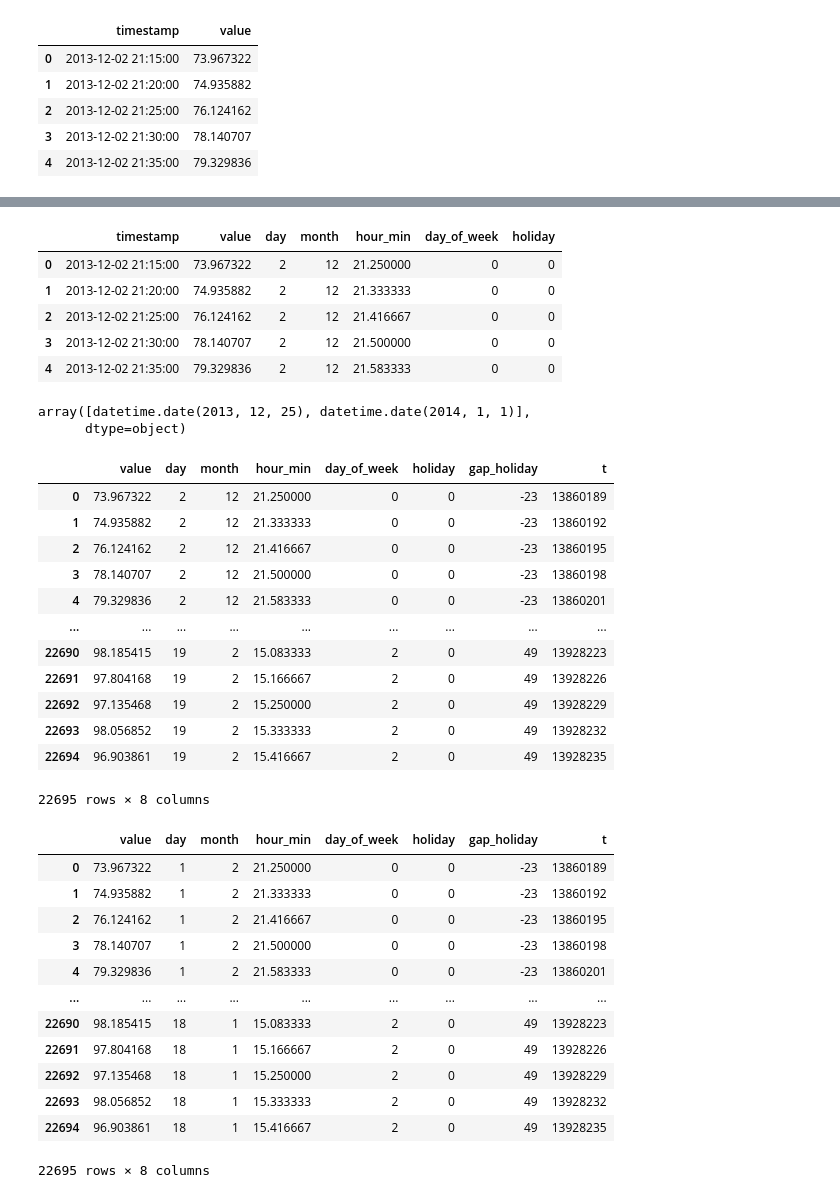
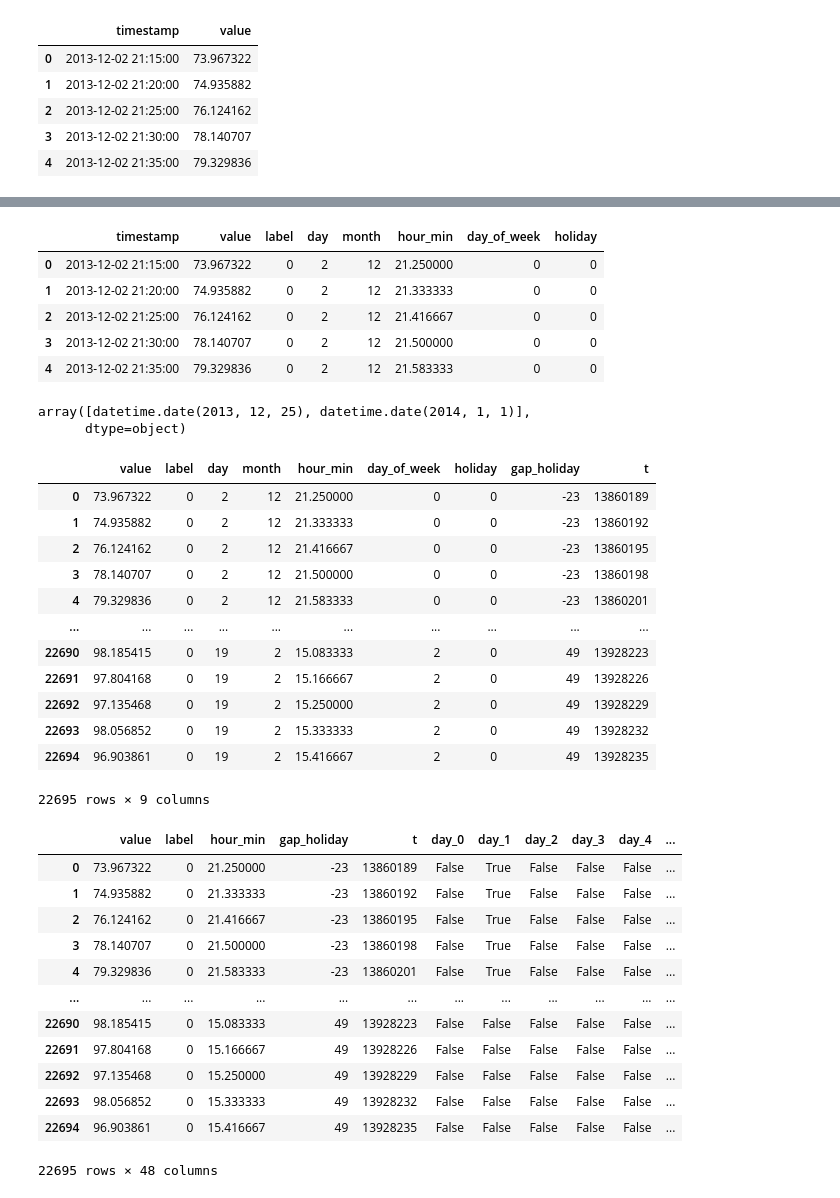
Before and after one commit to anjalianand10/VariationalAutoencodersForAnomalyDetection, a Jupyter notebook: VAE_for_NAB_Data.ipynb, the cells around one changed output, grey strips where cells are left out. Drawn from its saved outputs; the diff is of its cells as text; code cells hidden in the pictures.

```diff
--- a/VAE_for_NAB_Data.ipynb
+++ b/VAE_for_NAB_Data.ipynb
@@ -50 +49,12 @@ plt.title("Original Dataset");
 [figure]
+# %%
+data['label'] = 0
+instances= [["2013-12-10 06:25:00","2013-12-12 05:35:00"],
+            ["2013-12-15 17:50:00","2013-12-17 17:00:00"],
+            ["2014-01-27 14:20:00","2014-01-29 13:30:00"],
+            ["2014-02-07 14:55:00","2014-02-09 14:05:00"]]
+# %%
+for i in range(len(instances)):
+    start = pd.to_datetime(instances[i][0])
+    end = pd.to_datetime(instances[i][1])
+    data.loc[(data['timestamp'] >= start) & (data['timestamp'] <= end), 'label'] = 1
@@ -59,12 +85,12 @@ data.loc[(data['day'] == 25) & (data['month'] == 12),'holiday'] = 1  # Christmas
 data.loc[(data['day'] == 1) & (data['month'] == 1),'holiday'] = 1  # New Year's Day
 data.head()
 # %% [output]
-|  | timestamp | value | day | month | hour_min | day_of_week | holiday |
-| 0 | 2013-12-02 21:15:00 | 73.967322 | 2 | 12 | 21.250000 | 0 | 0 |
-| 1 | 2013-12-02 21:20:00 | 74.935882 | 2 | 12 | 21.333333 | 0 | 0 |
-| 2 | 2013-12-02 21:25:00 | 76.124162 | 2 | 12 | 21.416667 | 0 | 0 |
-| 3 | 2013-12-02 21:30:00 | 78.140707 | 2 | 12 | 21.500000 | 0 | 0 |
-| 4 | 2013-12-02 21:35:00 | 79.329836 | 2 | 12 | 21.583333 | 0 | 0 |
+|  | timestamp | value | label | day | month | hour_min | day_of_week | holiday |
+| 0 | 2013-12-02 21:15:00 | 73.967322 | 0 | 2 | 12 | 21.250000 | 0 | 0 |
+| 1 | 2013-12-02 21:20:00 | 74.935882 | 0 | 2 | 12 | 21.333333 | 0 | 0 |
+| 2 | 2013-12-02 21:25:00 | 76.124162 | 0 | 2 | 12 | 21.416667 | 0 | 0 |
+| 3 | 2013-12-02 21:30:00 | 78.140707 | 0 | 2 | 12 | 21.500000 | 0 | 0 |
+| 4 | 2013-12-02 21:35:00 | 79.329836 | 0 | 2 | 12 | 21.583333 | 0 | 0 |
 # %%
 holidays = data.loc[data['holiday'] == 1, 'timestamp'].dt.date.unique()
 holidays
@@ -87,43 +113,44 @@ data['t'] = (data['timestamp'].astype(np.int64)/1e11).astype(np.int64)
 data.drop('timestamp', axis=1, inplace=True)
 data
 # %% [output]
-|  | value | day | month | hour_min | day_of_week | holiday | gap_holiday | t |
-| 0 | 73.967322 | 2 | 12 | 21.250000 | 0 | 0 | -23 | 13860189 |
-| 1 | 74.935882 | 2 | 12 | 21.333333 | 0 | 0 | -23 | 13860192 |
-| 2 | 76.124162 | 2 | 12 | 21.416667 | 0 | 0 | -23 | 13860195 |
-| 3 | 78.140707 | 2 | 12 | 21.500000 | 0 | 0 | -23 | 13860198 |
-| 4 | 79.329836 | 2 | 12 | 21.583333 | 0 | 0 | -23 | 13860201 |
-| ... | ... | ... | ... | ... | ... | ... | ... | ... |
-| 22690 | 98.185415 | 19 | 2 | 15.083333 | 2 | 0 | 49 | 13928223 |
-| 22691 | 97.804168 | 19 | 2 | 15.166667 | 2 | 0 | 49 | 13928226 |
-| 22692 | 97.135468 | 19 | 2 | 15.250000 | 2 | 0 | 49 | 13928229 |
-| 22693 | 98.056852 | 19 | 2 | 15.333333 | 2 | 0 | 49 | 13928232 |
-| 22694 | 96.903861 | 19 | 2 | 15.416667 | 2 | 0 | 49 | 13928235 |
+|  | value | label | day | month | hour_min | day_of_week | holiday | gap_holiday | t |
+| 0 | 73.967322 | 0 | 2 | 12 | 21.250000 | 0 | 0 | -23 | 13860189 |
+| 1 | 74.935882 | 0 | 2 | 12 | 21.333333 | 0 | 0 | -23 | 13860192 |
+| 2 | 76.124162 | 0 | 2 | 12 | 21.416667 | 0 | 0 | -23 | 13860195 |
+| 3 | 78.140707 | 0 | 2 | 12 | 21.500000 | 0 | 0 | -23 | 13860198 |
+| 4 | 79.329836 | 0 | 2 | 12 | 21.583333 | 0 | 0 | -23 | 13860201 |
+| ... | ... | ... | ... | ... | ... | ... | ... | ... | ... |
+| 22690 | 98.185415 | 0 | 19 | 2 | 15.083333 | 2 | 0 | 49 | 13928223 |
+| 22691 | 97.804168 | 0 | 19 | 2 | 15.166667 | 2 | 0 | 49 | 13928226 |
+| 22692 | 97.135468 | 0 | 19 | 2 | 15.250000 | 2 | 0 | 49 | 13928229 |
+| 22693 | 98.056852 | 0 | 19 | 2 | 15.333333 | 2 | 0 | 49 | 13928232 |
+| 22694 | 96.903861 | 0 | 19 | 2 | 15.416667 | 2 | 0 | 49 | 13928235 |
-22695 rows × 8 columns
+22695 rows × 9 columns
 # %%
 cont_vars = ['value', 'hour_min', 'gap_holiday', 't']
 cat_vars = ['day', 'month', 'day_of_week', 'holiday']
 # %%
 from sklearn.preprocessing import LabelEncoder
 
 label_encoders = [LabelEncoder() for _ in cat_vars]
 for col, enc in zip(cat_vars, label_encoders):
     data[col] = enc.fit_transform(data[col])
 
+data= pd.get_dummies(data.iloc[:,:], columns= cat_vars )
 data
 # %% [output]
-|  | value | day | month | hour_min | day_of_week | holiday | gap_holiday | t |
-| 0 | 73.967322 | 1 | 2 | 21.250000 | 0 | 0 | -23 | 13860189 |
-| 1 | 74.935882 | 1 | 2 | 21.333333 | 0 | 0 | -23 | 13860192 |
-| 2 | 76.124162 | 1 | 2 | 21.416667 | 0 | 0 | -23 | 13860195 |
-| 3 | 78.140707 | 1 | 2 | 21.500000 | 0 | 0 | -23 | 13860198 |
-| 4 | 79.329836 | 1 | 2 | 21.583333 | 0 | 0 | -23 | 13860201 |
-| ... | ... | ... | ... | ... | ... | ... | ... | ... |
-| 22690 | 98.185415 | 18 | 1 | 15.083333 | 2 | 0 | 49 | 13928223 |
-| 22691 | 97.804168 | 18 | 1 | 15.166667 | 2 | 0 | 49 | 13928226 |
-| 22692 | 97.135468 | 18 | 1 | 15.250000 | 2 | 0 | 49 | 13928229 |
-| 22693 | 98.056852 | 18 | 1 | 15.333333 | 2 | 0 | 49 | 13928232 |
-| 22694 | 96.903861 | 18 | 1 | 15.416667 | 2 | 0 | 49 | 13928235 |
+|  | value | label | hour_min | gap_holiday | t | day_0 | day_1 | day_2 | day_3 | day_4 | ... |
+| 0 | 73.967322 | 0 | 21.250000 | -23 | 13860189 | False | True | False | False | False | ... |
+| 1 | 74.935882 | 0 | 21.333333 | -23 | 13860192 | False | True | False | False | False | ... |
+| 2 | 76.124162 | 0 | 21.416667 | -23 | 13860195 | False | True | False | False | False | ... |
+| 3 | 78.140707 | 0 | 21.500000 | -23 | 13860198 | False | True | False | False | False | ... |
+| 4 | 79.329836 | 0 | 21.583333 | -23 | 13860201 | False | True | False | False | False | ... |
+| ... | ... | ... | ... | ... | ... | ... | ... | ... | ... | ... | ... |
+| 22690 | 98.185415 | 0 | 15.083333 | 49 | 13928223 | False | False | False | False | False | ... |
+| 22691 | 97.804168 | 0 | 15.166667 | 49 | 13928226 | False | False | False | False | False | ... |
+| 22692 | 97.135468 | 0 | 15.250000 | 49 | 13928229 | False | False | False | False | False | ... |
+| 22693 | 98.056852 | 0 | 15.333333 | 49 | 13928232 | False | False | False | False | False | ... |
+| 22694 | 96.903861 | 0 | 15.416667 | 49 | 13928235 | False | False | False | False | False | ... |
-22695 rows × 8 columns
+22695 rows × 48 columns
 # %%
 # Splitting to train and test
```
Also changed, not shown: parts of 24 cells of this notebook, 1 other file.
